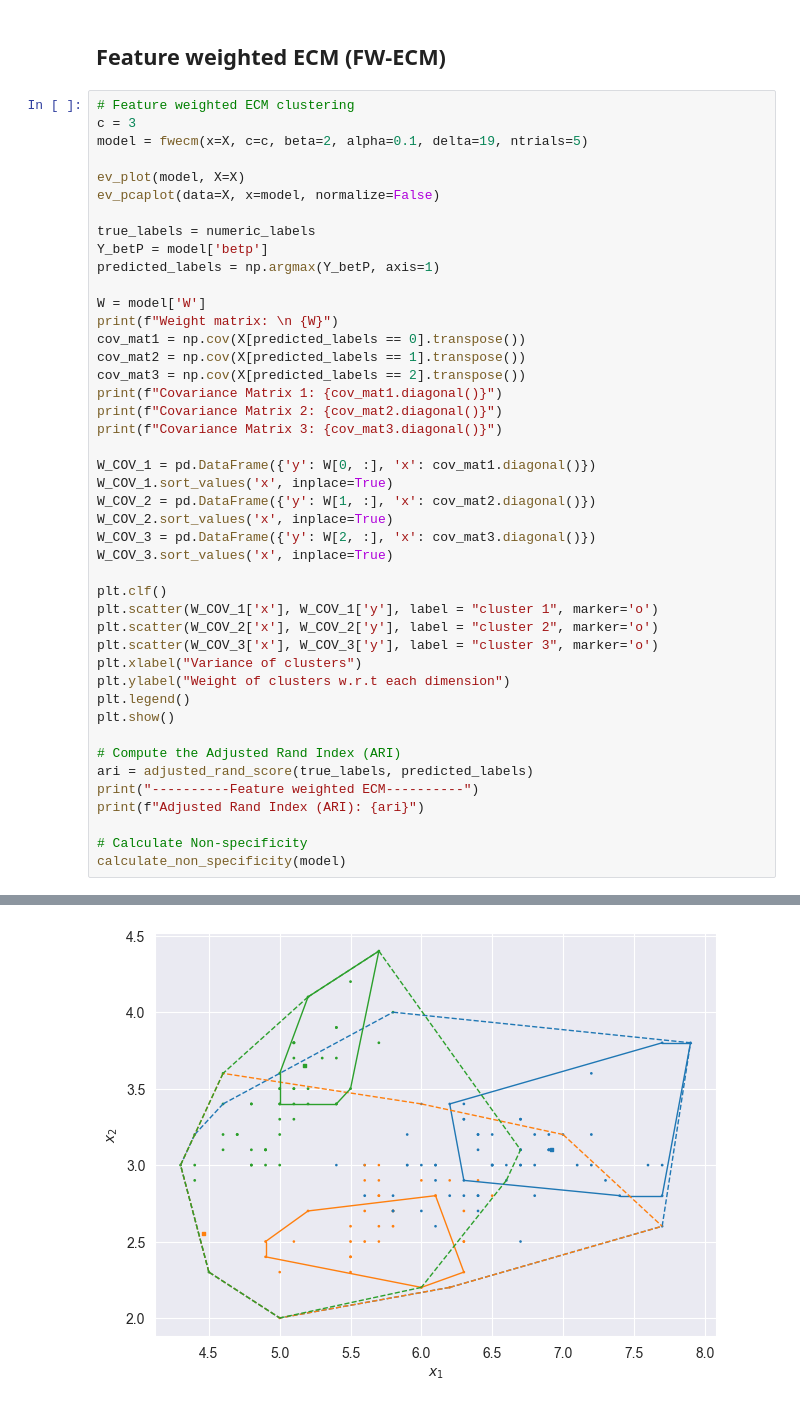
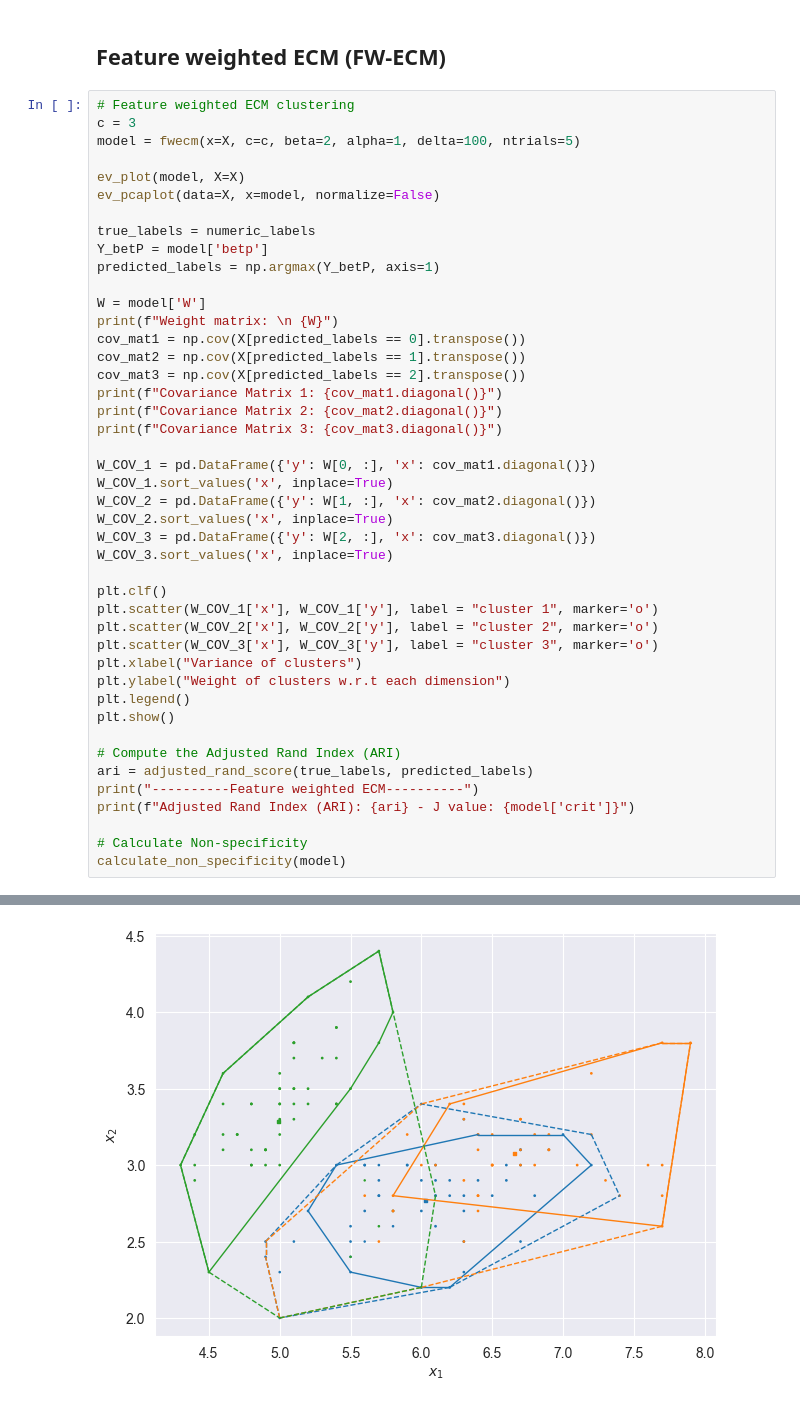
Before and after one commit to tridogithub/evclust, a Jupyter notebook: docs/fwecm_iris.ipynb, the cells around one changed output, grey strips where cells are left out. Drawn from its saved outputs; the diff is of its cells as text.

Commit message:
Change hyper parameter beta-2, alpha-1, dalta-100

```diff
--- a/docs/fwecm_iris.ipynb
+++ b/docs/fwecm_iris.ipynb
@@ -137,7 +139,7 @@ Average Non-specificity value: 2.087391299385669
 # %%
 # Feature weighted ECM clustering
 c = 3
-model = fwecm(x=X, c=c, beta=2, alpha=0.1, delta=19, ntrials=5)
+model = fwecm(x=X, c=c, beta=2, alpha=1, delta=100, ntrials=5)
 
 ev_plot(model, X=X)
 ev_pcaplot(data=X, x=model, normalize=False)
@@ -174,7 +176,7 @@ plt.show()
 # Compute the Adjusted Rand Index (ARI)
 ari = adjusted_rand_score(true_labels, predicted_labels)
 print("----------Feature weighted ECM----------")
-print(f"Adjusted Rand Index (ARI): {ari}")
+print(f"Adjusted Rand Index (ARI): {ari} - J value: {model['crit']}")
 
 # Calculate Non-specificity
 calculate_non_specificity(model)
@@ -199 +201 @@ calculate_non_specificity(model)
-[figure, old version]
+[figure, new version]
```
Also changed, not shown: parts of 3 cells of this notebook, 1 other file.
